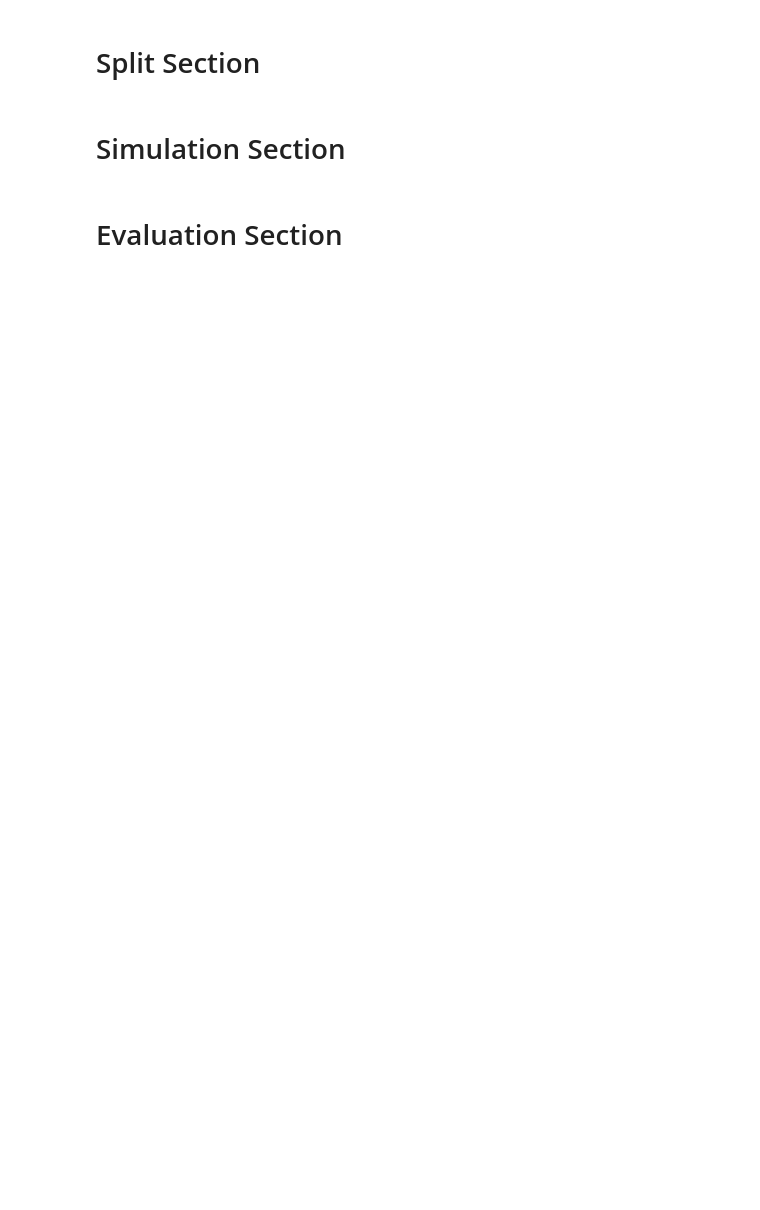
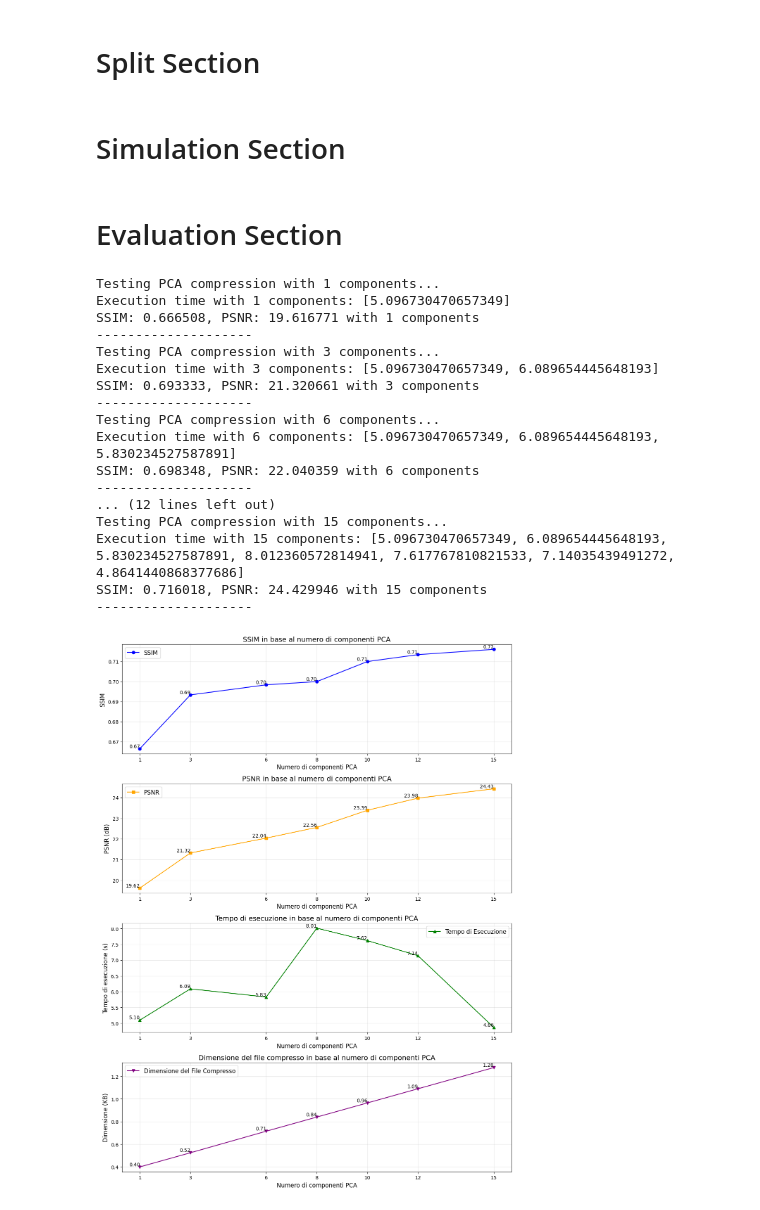
Before and after one commit to adriano22jr/Light-Field-images-compression-with-linear-algebra, a Jupyter notebook: src/pca_simulation.ipynb, the cells around one changed output. Drawn from its saved outputs; the diff is of its cells as text; code cells hidden in the pictures; blank space fills up the shorter version.

```diff
--- a/src/pca_simulation.ipynb
+++ b/src/pca_simulation.ipynb
@@ -95,34 +95,34 @@ for name in names:
 # %% [markdown]
 # Simulation Section
 # %%
-# Encoder simulation
+# # Encoder simulation
 
-dataset_name = "Blob"
-n_components = 60
-train_input_path = "../pca_datasets/train/" + dataset_name + "/"
+# dataset_name = "Messerschmitt"
+# n_components = 60
+# train_input_path = "../pca_datasets/train/" + dataset_name + "/"
 
-compact_frames = load_frames(train_input_path)
+# compact_frames = load_frames(train_input_path)
 
-all_files = [f for f in os.listdir(train_input_path) if os.path.isfile(os.path.join(train_input_path, f))]
-sample_frame = cv2.imread(os.path.join(train_input_path, all_files[0]))
-original_shape = sample_frame.shape
+# all_files = [f for f in os.listdir(train_input_path) if os.path.isfile(os.path.join(train_input_path, f))]
+# sample_frame = cv2.imread(os.path.join(train_input_path, all_files[0]))
+# original_shape = sample_frame.shape
 
-pca_object = train_pca_model(compact_frames, n_components)
+# pca_object = train_pca_model(compact_frames, n_components)
 
-test_input_path = "../pca_datasets/test/" + dataset_name + "/"
-test_names = [f for f in os.listdir(test_input_path) if os.path.isfile(os.path.join(test_input_path, f))]
-test_frames = load_frames(test_input_path)
+# test_input_path = "../pca_datasets/test/" + dataset_name + "/"
+# test_names = [f for f in os.listdir(test_input_path) if os.path.isfile(os.path.join(test_input_path, f))]
+# test_frames = load_frames(test_input_path)
 
-apply_pca(pca_object, test_frames, original_shape, test_names)
+# apply_pca(pca_object, test_frames, original_shape, test_names)
 # %%
-# Decoder simulation
+# # Decoder simulation
 
-dataset_name = "Blob"
-input_path = "../pca_datasets/test/" + dataset_name + "/"
-output_path = "../results/PCA/" + dataset_name + "/"
+# dataset_name = "Messerschmitt"
+# input_path = "../pca_datasets/test/" + dataset_name + "/"
+# output_path = "../results/PCA/" + dataset_name + "/"
 
-frames_compressed, original_shape, names = deserialize_pca('../results/PCA/compressed_data.pkl')
-transform_and_save(pca_object, frames_compressed, original_shape, names)
+# frames_compressed, original_shape, names = deserialize_pca('../results/PCA/compressed_data.pkl')
+# transform_and_save(pca_object, frames_compressed, original_shape, names)
 # %% [markdown]
 # Evaluation Section
 # %%
@@ -210,7 +210,7 @@ def plot_metrics(ssim_values, psnr_values, execution_times, compressed_sizes, pc
 # %%
 import time, os
 
-dataset_name = "ArtGallery"
+dataset_name = "Messerschmitt"
 train_input_path = "../pca_datasets/train/" + dataset_name + "/"
 
 number_of_files = len([f for f in os.listdir(train_input_path) if os.path.isfile(os.path.join(train_input_path, f))])
@@ -227,31 +227,53 @@ for n_components in components_range:
         compact_frames = load_frames(train_input_path)
 
         all_files = [f for f in os.listdir(train_input_path) if os.path.isfile(os.path.join(train_input_path, f))]
         sample_frame = cv2.imread(os.path.join(train_input_path, all_files[0]))
         original_shape = sample_frame.shape
 
         pca_object = train_pca_model(compact_frames, n_components)
 
         test_input_path = "../pca_datasets/test/" + dataset_name + "/"
         test_names = [f for f in os.listdir(test_input_path) if os.path.isfile(os.path.join(test_input_path, f))]
         test_frames = load_frames(test_input_path)
 
         apply_pca(pca_object, test_frames, original_shape, test_names)
         end_time = time.time()
 
 
         execution_times.append(end_time - start_time)
         sizes.append(os.path.getsize("/workspace/results/PCA/compressed_data.pkl") / 1024)
 
+        print(f"Execution time with {n_components} components: {execution_times}")
 
         # Simulate decoder
         frames_compressed, original_shape, names = deserialize_pca('../results/PCA/compressed_data.pkl')
         transform_and_save(pca_object, frames_compressed, original_shape, names)
 
         # Calcola SSIM e PSNR
         ssim, psnr = calculate_metrics("/workspace/results/PCA/decoder_output/" + names[0], "/workspace/pca_datasets/test/" + dataset_name + "/" + names[0])
         ssim_scores.append(ssim)
         psnr_scores.append(psnr)
+        print(f"SSIM: {ssim}, PSNR: {psnr} with {n_components} components")
+        print("-" * 20)
 
 plot_metrics(ssim_scores, psnr_scores, execution_times, sizes, components_range)
+# %% [output]
+Testing PCA compression with 1 components...
+Execution time with 1 components: [5.096730470657349]
+SSIM: 0.666508, PSNR: 19.616771 with 1 components
+--------------------
+Testing PCA compression with 3 components...
+Execution time with 3 components: [5.096730470657349, 6.089654445648193]
+SSIM: 0.693333, PSNR: 21.320661 with 3 components
+--------------------
+Testing PCA compression with 6 components...
+Execution time with 6 components: [5.096730470657349, 6.089654445648193, 5.830234527587891]
+SSIM: 0.698348, PSNR: 22.040359 with 6 components
+--------------------
+... (12 lines left out)
+Testing PCA compression with 15 components...
+Execution time with 15 components: [5.096730470657349, 6.089654445648193, 5.830234527587891, 8.012360572814941, 7.617767810821533, 7.14035439491272, 4.8641440868377686]
+SSIM: 0.716018, PSNR: 24.429946 with 15 components
+--------------------
+[figure, added]
 # %%
```
Also changed, not shown: parts of 3 cells of this notebook, 1 other file.
